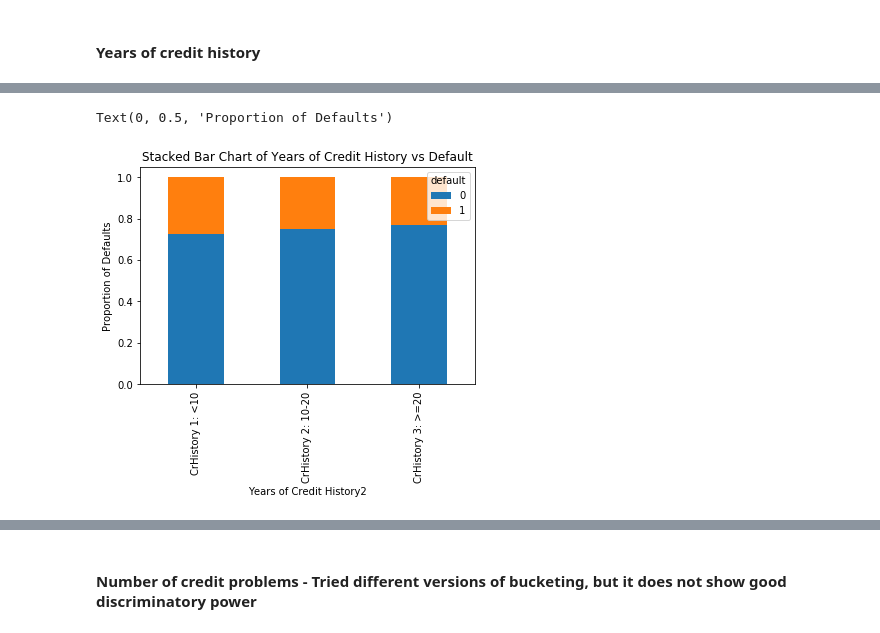
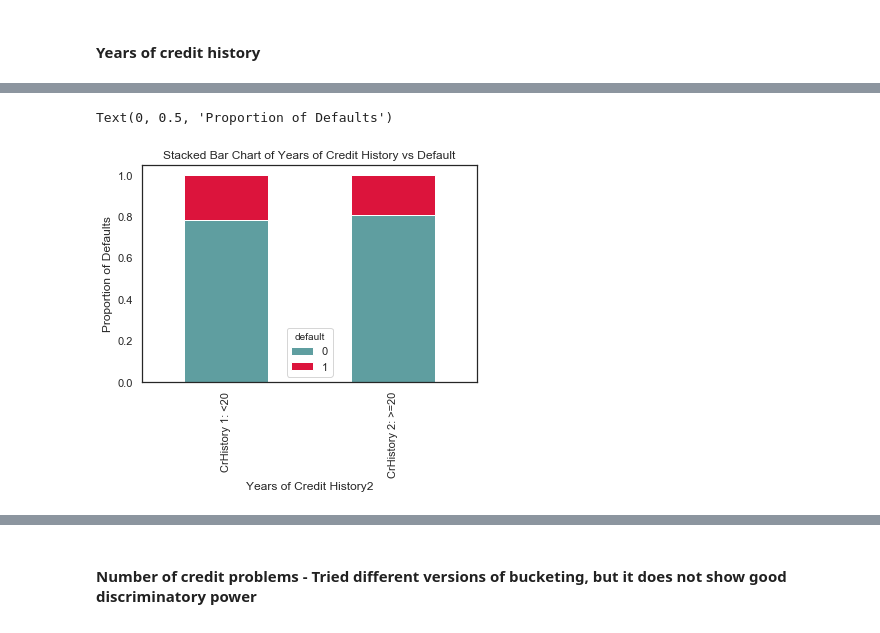
Before and after one commit to AnnaMariaAngelova/QRM2020, a Jupyter notebook: QRM_3_Credit_Risk.ipynb, the cells around one changed output, grey strips where cells are left out. Cells and saved outputs as stored; diff of their text form; code cells hidden in the pictures.

```diff
--- a/QRM_3_Credit_Risk.ipynb
+++ b/QRM_3_Credit_Risk.ipynb
@@ -357,4 +353,0 @@ Text(0, 0.5, 'Proportion of Defaults')
-# %%
-data_dropna = data_dropna[data_dropna["Current Loan Amount"] != 99999999]
-data_dropna = data_dropna[data_dropna["Monthly Debt"] != 0]
-print(len(data_dropna))
@@ -506,8 +547,6 @@ plt.show()
 [interactive output not drawn]
 # %%
 data_dropna["Years of Credit History2"] = data_dropna["Years of Credit History"].apply(
-    lambda x: "CrHistory 1: <10"
-    if x <= 10
-    else ("CrHistory 2: 10-20" if x > 10 and x < 20 else "CrHistory 3: >=20")
+    lambda x: "CrHistory 1: <20" if x < 20 else ("CrHistory 2: >=20")
 )
 # %% [output]
@@ -535,13 +576,15 @@ pd.crosstab(data_dropna["Years of Credit History2"], data_dropna["default"]).app
 # %%
 %matplotlib inline
 table = pd.crosstab(data_dropna["Years of Credit History2"], data_dropna["default"])
-table.div(table.sum(1).astype(float), axis=0).plot(kind="bar", stacked=True)
+table.div(table.sum(1).astype(float), axis=0).plot(
+    kind="bar", color=["cadetblue", "crimson"], stacked=True
+)
 plt.title("Stacked Bar Chart of Years of Credit History vs Default")
 plt.xlabel("Years of Credit History2")
 plt.ylabel("Proportion of Defaults")
 # %% [output]
 Text(0, 0.5, 'Proportion of Defaults')
-[figure, old version]
+[figure, new version]
 [interactive output not drawn]
 # %% [markdown]
 #### Number of credit problems - Tried different versions of bucketing, but it does not show good discriminatory power
```
Also changed, not shown: parts of 87 cells of this notebook, 9 other files.
